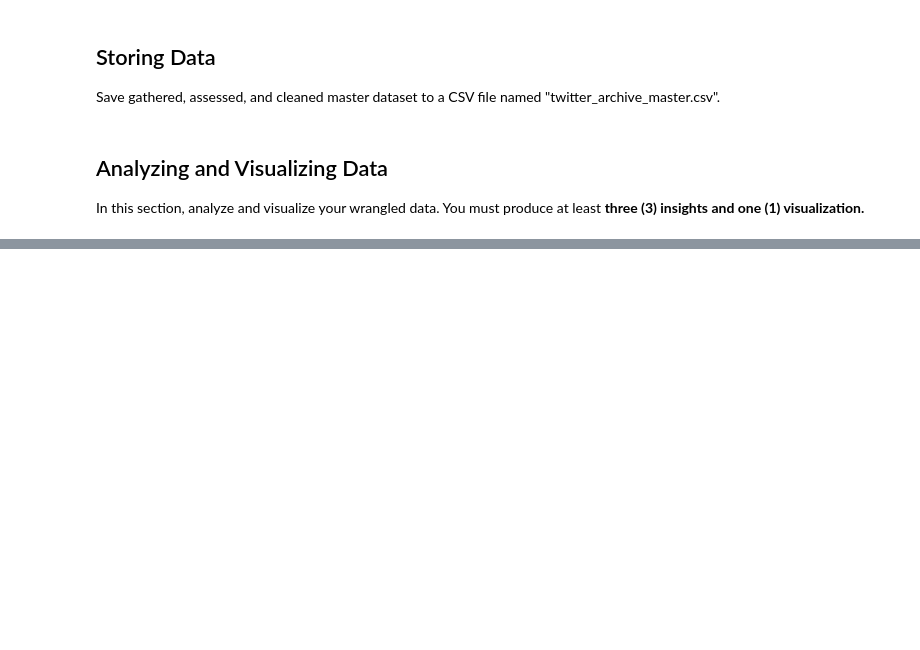
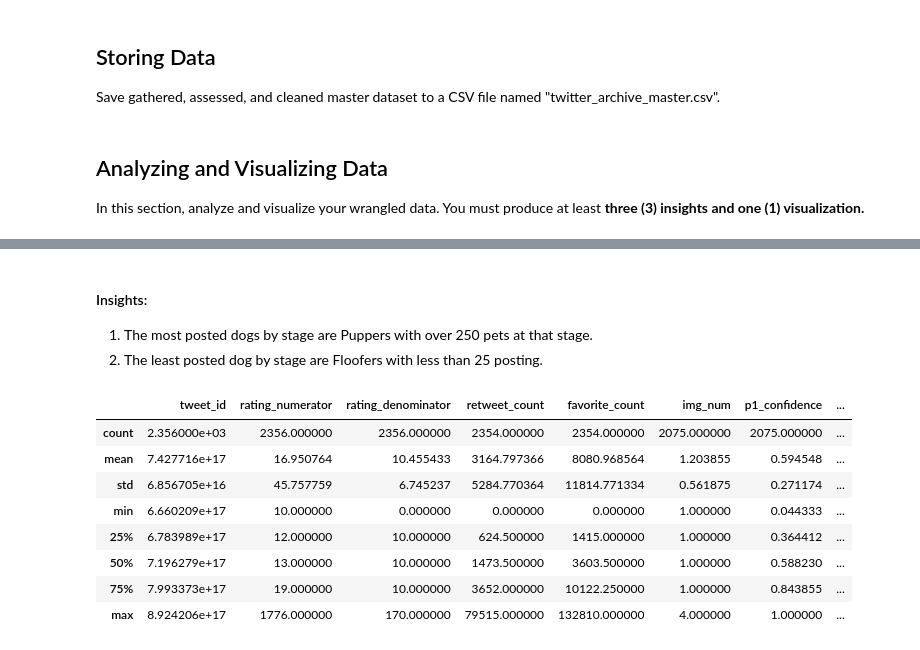
Before and after one commit to 3liud/ALX-data-wrangling-project, a Jupyter notebook: wrangle_act.ipynb, the cells around one changed output, grey strips where cells are left out. Drawn from its saved outputs; the diff is of its cells as text; code cells hidden in the pictures; blank space fills up the shorter version.

```diff
--- a/wrangle_act.ipynb
+++ b/wrangle_act.ipynb
@@ -676,0 +716,16 @@ In this section, analyze and visualize your wrangled data. You must produce at l
+# %% [markdown]
+#### Insights:
+1. The most posted dogs by stage are Puppers with over 250 pets at that stage.
+2. The least posted dog by stage are Floofers with less than 25 posting.
+# %%
+twitter_df.describe()
+# %% [output]
+|  | tweet_id | rating_numerator | rating_denominator | retweet_count | favorite_count | img_num | p1_confidence | ... |
+| count | 2.356000e+03 | 2356.000000 | 2356.000000 | 2354.000000 | 2354.000000 | 2075.000000 | 2075.000000 | ... |
+| mean | 7.427716e+17 | 16.950764 | 10.455433 | 3164.797366 | 8080.968564 | 1.203855 | 0.594548 | ... |
+| std | 6.856705e+16 | 45.757759 | 6.745237 | 5284.770364 | 11814.771334 | 0.561875 | 0.271174 | ... |
+| min | 6.660209e+17 | 10.000000 | 0.000000 | 0.000000 | 0.000000 | 1.000000 | 0.044333 | ... |
+| 25% | 6.783989e+17 | 12.000000 | 10.000000 | 624.500000 | 1415.000000 | 1.000000 | 0.364412 | ... |
+| 50% | 7.196279e+17 | 13.000000 | 10.000000 | 1473.500000 | 3603.500000 | 1.000000 | 0.588230 | ... |
+| 75% | 7.993373e+17 | 19.000000 | 10.000000 | 3652.000000 | 10122.250000 | 1.000000 | 0.843855 | ... |
+| max | 8.924206e+17 | 1776.000000 | 170.000000 | 79515.000000 | 132810.000000 | 4.000000 | 1.000000 | ... |
```
Also changed, not shown: parts of 11 cells of this notebook.
